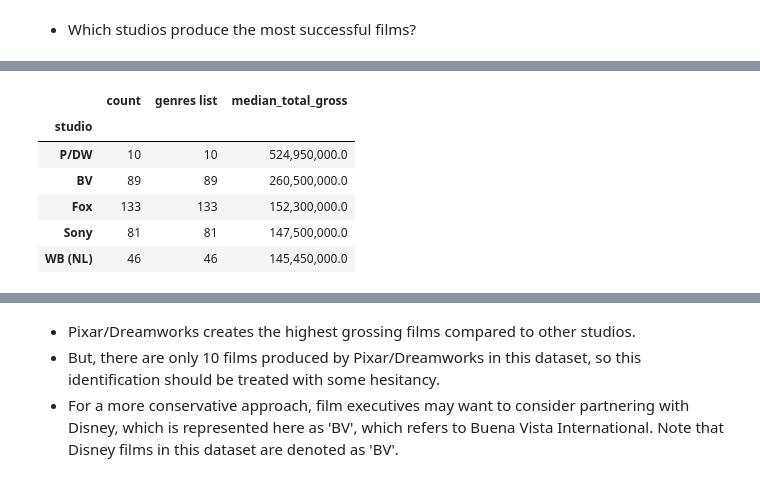
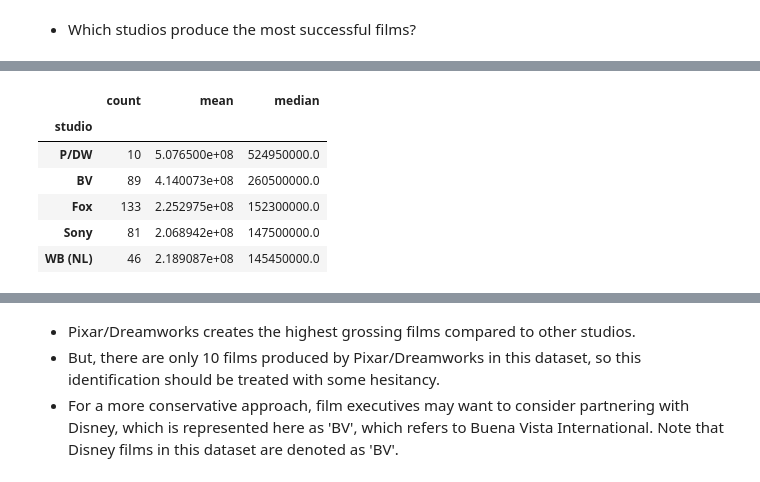
Before and after one commit to samoliver3/dsc-phase-1-project, a Jupyter notebook: student.ipynb, the cells around one changed output, grey strips where cells are left out. Saved outputs shown, nothing was run; the diff lists cells and outputs as text; code cells hidden in the pictures.

```diff
--- a/student.ipynb
+++ b/student.ipynb
@@ -502,18 +518,3 @@ Text(0, 0.5, 'Median Total Gross')
 ## Analyzing Studio Production Agency and Total Gross: Identifying Successful Studios
 # %% [markdown]
 - Which studios produce the most successful films?
-# %%
-# Now I am going to group by studios and see which studios typically produce
-# films with the highest total gross.
-studio_df = table1.copy()
-studio_df = studio_df.drop(["averagerating", "numvotes", "title",
-                            "runtime_minutes", "genres"], axis=1)
-studio_df = studio_df.groupby("studio").median()
-studio_df = studio_df.sort_values(by=["total_gross"], ascending=False)
-
-# rename total gross
-studio_df = studio_df.rename(columns={"total_gross": "median_total_gross"})
-
-pd.options.display.float_format = '{:,.1f}'.format
-
-studio_df
@@ -535,17 +520,0 @@ studio_df
-# %%
-# I am also going to merge this dataset with one with the counts and sort by
-# count so that I can eliminate movie studios that have very few films in the
-# dataset. This will allow for a more complete analysis.
-
-studio_tmp_df = table1.copy()
-studio_tmp_df = studio_tmp_df.drop(["averagerating", "numvotes", "title",
-                            "runtime_minutes", "genres"], axis=1)
-studio_tmp_df = studio_tmp_df.groupby("studio").count()
-studio_tmp_df = studio_tmp_df.sort_values(by=["total_gross"], ascending=False)
-
-# rename total gross
-studio_tmp_df = studio_tmp_df.rename(columns={"total_gross": "count"})
-
-pd.options.display.float_format = '{:,.1f}'.format
-
-studio_tmp_df
@@ -567,24 +521,22 @@ studio_tmp_df
-# %%
-# now merge on genres...
-studio_median_total_gross_df = studio_tmp_df.merge(studio_df, on="studio")
-
-# I am going to keep the top 50 - this gives us film counts all over 10, and
-# then I will sort the df by median_total_gross
-studio_median_total_gross_df = studio_median_total_gross_df.head(50)
-
-studio_median_total_gross_df = studio_median_total_gross_df.sort_values(
-    by=["median_total_gross"], ascending=False)
-
-# Now I just want to keep the top 5 of these
-studio_median_total_gross_df = studio_median_total_gross_df.head(5)
-
-studio_median_total_gross_df
-# %% [output]
-|  | count | genres list | median_total_gross |
-| studio |  |  |  |
-| P/DW | 10 | 10 | 524,950,000.0 |
-| BV | 89 | 89 | 260,500,000.0 |
-| Fox | 133 | 133 | 152,300,000.0 |
-| Sony | 81 | 81 | 147,500,000.0 |
-| WB (NL) | 46 | 46 | 145,450,000.0 |
+# %%
+# grouping table1 by studio and key parameters (count, mean, median gross)
+studios_grouped = table1.groupby('studio')['total_gross'].agg(['count', 'mean',
+                                                              'median'])
+
+# getting the top 50 studios by count because I want significant datapoints
+# all of the top 50 studio (by count) have 10 or more films represented
+
+top_50_studios = studios_grouped.sort_values('count', ascending = False).head(50)
+
+studio_median_total_gross_df = top_50_studios.sort_values(by='median',
+                                                         ascending=False).head(5)
+studio_median_total_gross_df
+# %% [output]
+|  | count | mean | median |
+| studio |  |  |  |
+| P/DW | 10 | 5.076500e+08 | 524950000.0 |
+| BV | 89 | 4.140073e+08 | 260500000.0 |
+| Fox | 133 | 2.252975e+08 | 152300000.0 |
+| Sony | 81 | 2.068942e+08 | 147500000.0 |
+| WB (NL) | 46 | 2.189087e+08 | 145450000.0 |
 # %%
```
Also changed, not shown: parts of 9 cells of this notebook, 2 other files.
